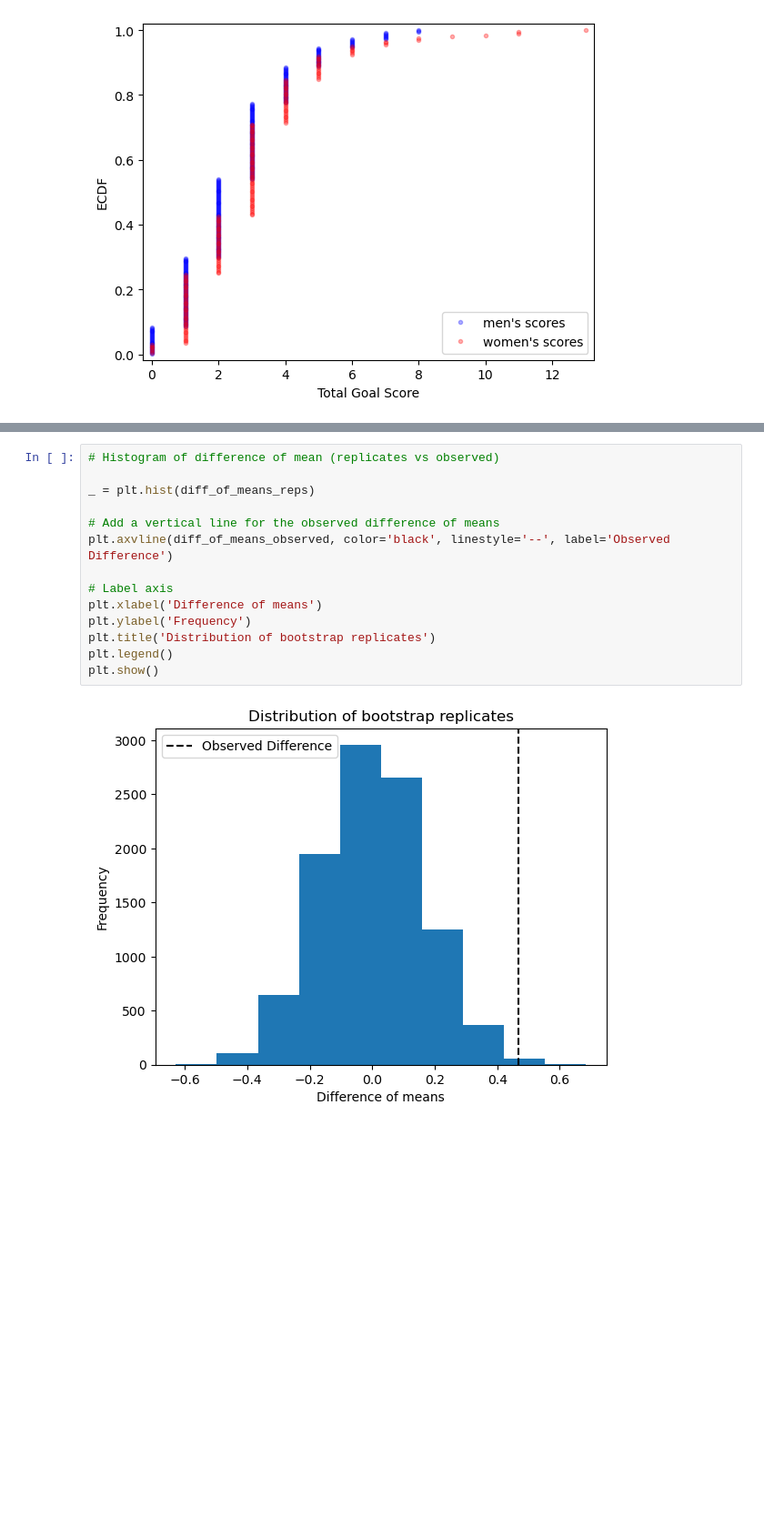
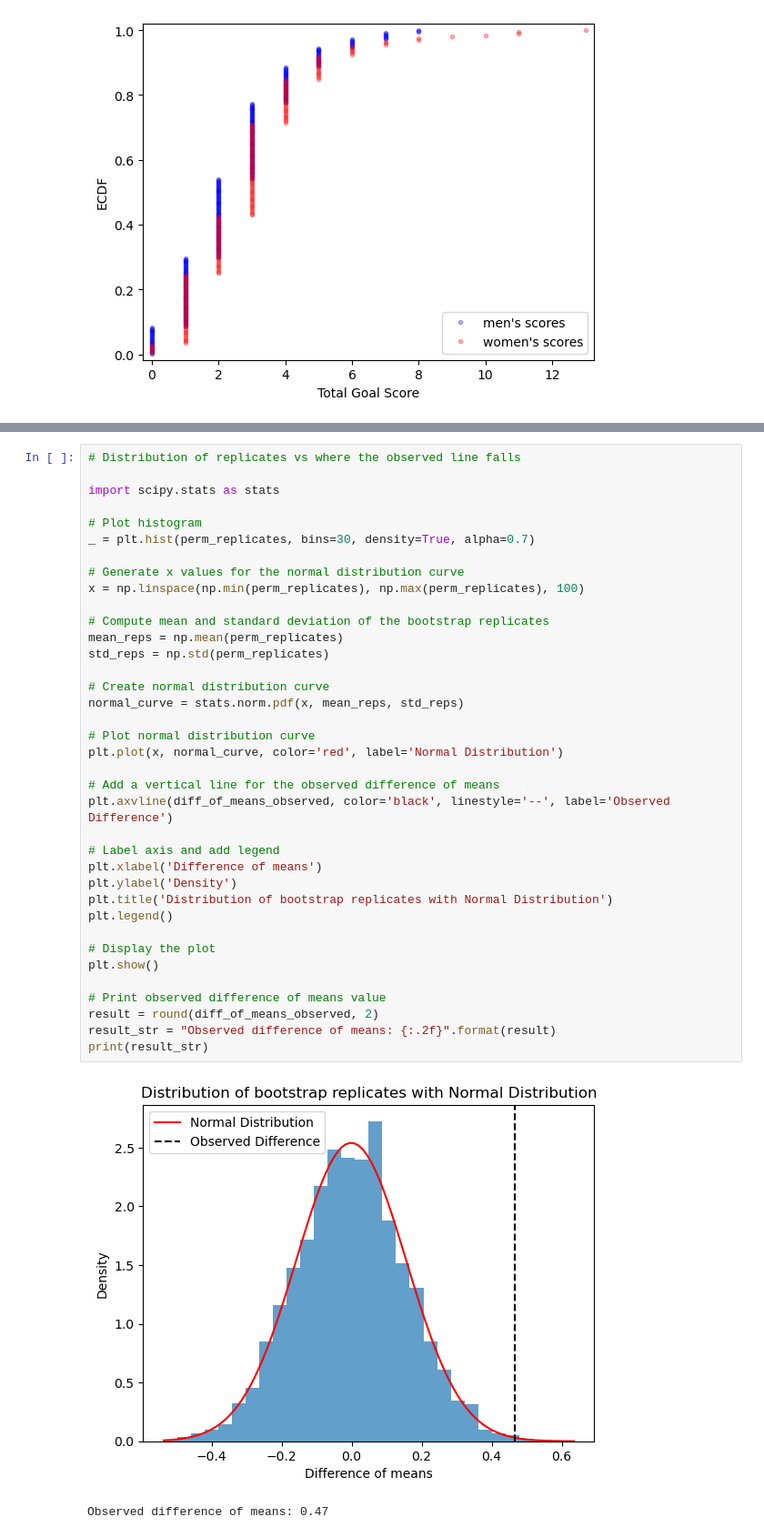
Before and after one commit to Jessica-Haire/Hypothesis-Testing-Football-Scores, a Jupyter notebook: men_vs_women_football_scores.ipynb, the cells around one changed output, grey strips where cells are left out. Shown: that part at 91% size. Saved outputs shown, nothing was run; the diff lists cells and outputs as text; blank space fills up the shorter version.

Commit message:
added normal curve

```diff
--- a/men_vs_women_football_scores.ipynb
+++ b/men_vs_women_football_scores.ipynb
@@ -112,16 +78,40 @@ print(result_dict, '95% Confidence Interval: ', conf_int )
-# %%
-# Histogram of difference of mean (replicates vs observed)
-
-_ = plt.hist(diff_of_means_reps)
-
-# Add a vertical line for the observed difference of means
-plt.axvline(diff_of_means_observed, color='black', linestyle='--', label='Observed Difference')
-
-# Label axis
-plt.xlabel('Difference of means')
-plt.ylabel('Frequency')
-plt.title('Distribution of bootstrap replicates')
-plt.legend()
-plt.show()
-# %% [output]
-[figure, removed]
+# %%
+# Distribution of replicates vs where the observed line falls
+
+import scipy.stats as stats
+
+# Plot histogram
+_ = plt.hist(perm_replicates, bins=30, density=True, alpha=0.7)
+
+# Generate x values for the normal distribution curve
+x = np.linspace(np.min(perm_replicates), np.max(perm_replicates), 100)
+
+# Compute mean and standard deviation of the bootstrap replicates
+mean_reps = np.mean(perm_replicates)
+std_reps = np.std(perm_replicates)
+
+# Create normal distribution curve
+normal_curve = stats.norm.pdf(x, mean_reps, std_reps)
+
+# Plot normal distribution curve
+plt.plot(x, normal_curve, color='red', label='Normal Distribution')
+
+# Add a vertical line for the observed difference of means
+plt.axvline(diff_of_means_observed, color='black', linestyle='--', label='Observed Difference')
+
+# Label axis and add legend
+plt.xlabel('Difference of means')
+plt.ylabel('Density')
+plt.title('Distribution of bootstrap replicates with Normal Distribution')
+plt.legend()
+
+# Display the plot
+plt.show()
+
+# Print observed difference of means value
+result = round(diff_of_means_observed, 2)
+result_str = "Observed difference of means: {:.2f}".format(result)
+print(result_str)
+# %% [output]
+[figure, added]
+Observed difference of means: 0.47
```
Also changed, not shown: parts of 2 cells of this notebook.
